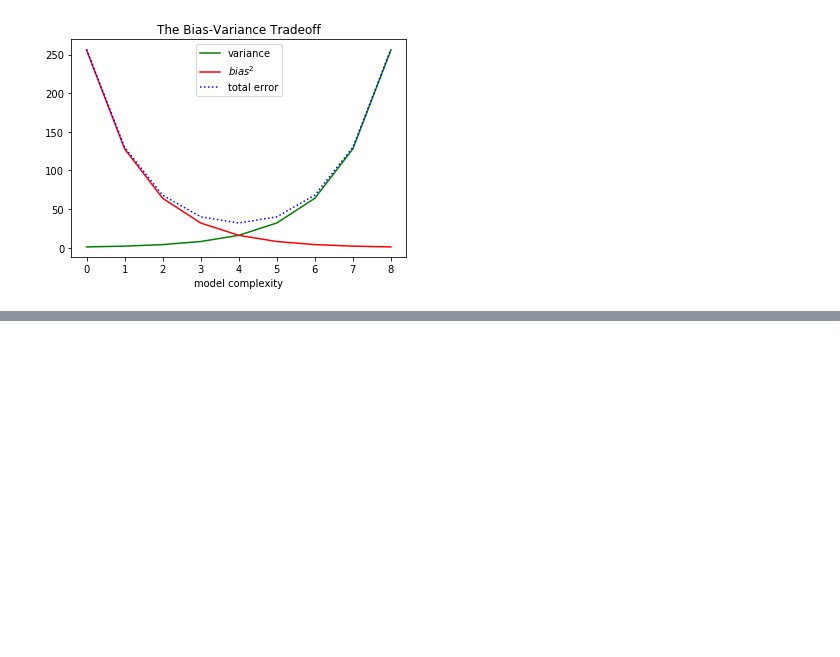
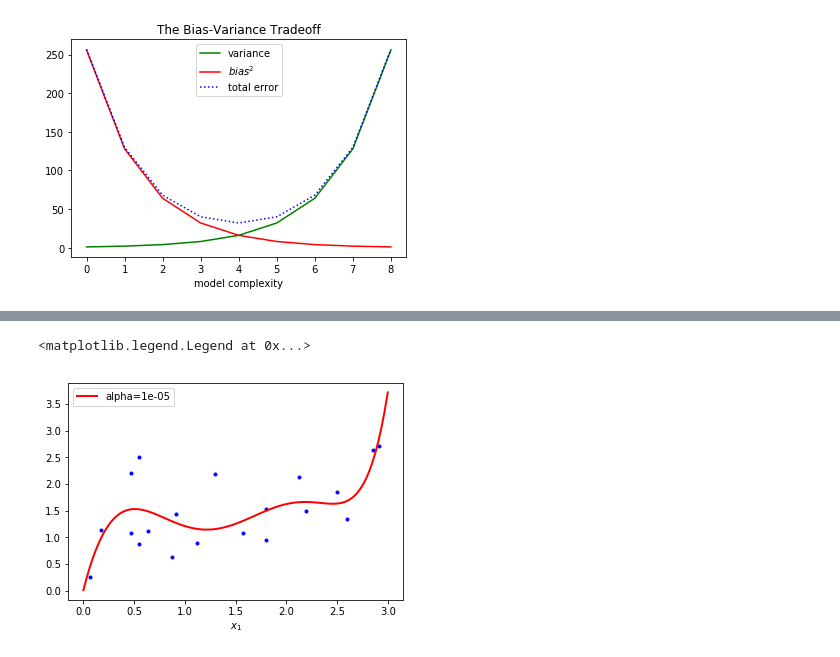
Before and after one commit to kurtrm/ml_projects, a Jupyter notebook: Regression.ipynb, the cells around one changed output, grey strips where cells are left out. Saved outputs shown, nothing was run; the diff lists cells and outputs as text; code cells hidden in the pictures; blank space fills up the shorter version.

Commit message:
Worked on more regression. Got through ridge, lasso, elastic net, and logistic regression.

```diff
--- a/Regression.ipynb
+++ b/Regression.ipynb
@@ -285,0 +292,24 @@ plt.title("The Bias-Variance Tradeoff")
+# %%
+from sklearn.linear_model import Ridge
+from sklearn.preprocessing import StandardScaler
+
+
+np.random.seed(42)
+m = 20
+X = 3 * np.random.rand(m, 1)
+y = 1 + 0.5 * X + np.random.randn(m, 1) / 1.5
+X_new = np.linspace(0, 3, 100).reshape(100, 1)
+
+ridge = Ridge(alpha=10**-5, random_state=42)
+ridge_pipe = Pipeline([("poly_features", PolynomialFeatures(degree=10, include_bias=False)),
+                       ("std_scaler", StandardScaler()),
+                       ("regul_reg", ridge)])
+ridge_pipe.fit(X, y)
+y_new = ridge_pipe.predict(X_new)
+plt.plot(X, y, "b.")
+plt.plot(X_new, y_new, "r-", lw=2, label="alpha={}".format(10**-5))
+plt.xlabel("$x_1$")
+plt.legend()
+# %% [output]
+<matplotlib.legend.Legend at 0x...>
+[figure, added]
```
Also changed, not shown: parts of 22 cells of this notebook, 1 other file.
